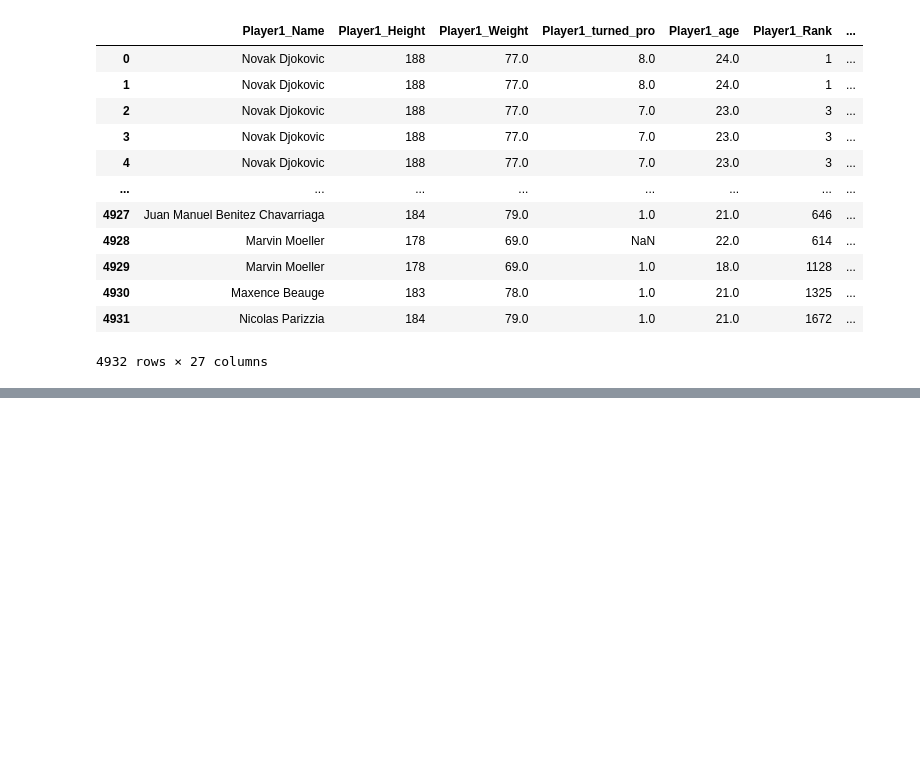
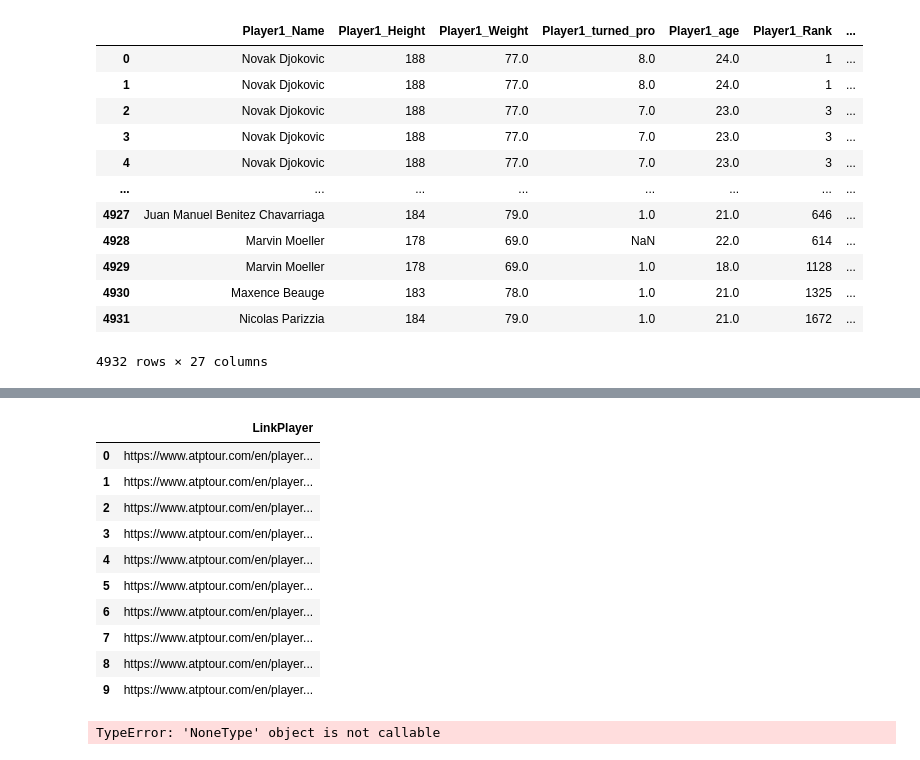
Before and after one commit to EndersonSantos/PACD1, a Jupyter notebook: Notebooks/Adição_Var.ipynb, the cells around one changed output, grey strips where cells are left out. Cells and saved outputs as stored; diff of their text form; code cells hidden in the pictures; blank space fills up the shorter version.

```diff
--- a/Notebooks/Adição_Var.ipynb
+++ b/Notebooks/Adição_Var.ipynb
@@ -707,0 +838,43 @@ df_merged1
+# %%
+df_links.head(10)
+# %% [output]
+|  | LinkPlayer |
+| 0 | https://www.atptour.com/en/player... |
+| 1 | https://www.atptour.com/en/player... |
+| 2 | https://www.atptour.com/en/player... |
+| 3 | https://www.atptour.com/en/player... |
+| 4 | https://www.atptour.com/en/player... |
+| 5 | https://www.atptour.com/en/player... |
+| 6 | https://www.atptour.com/en/player... |
+| 7 | https://www.atptour.com/en/player... |
+| 8 | https://www.atptour.com/en/player... |
+| 9 | https://www.atptour.com/en/player... |
+# %%
+import requests
+from bs4 import BeautifulSoup
+import pandas as pd
+
+# carrega o DataFrame com os links dos jogadores
+df_links = pd.read_csv('link.csv')
+
+resultados = []  # lista para armazenar os resultados
+
+for link in df_links['LinkPlayer']:
+    # faz o request da página
+    response = requests.get(link)
+    # cria o objeto BeautifulSoup
+    soup = BeautifulSoup(response.text, 'html.parser')
+    # encontra o elemento HTML com a tag <meta> e o atributo name="twitter:title"
+    nome_element = soup.find('meta', {'name': 'twitter:title'})
+    # extrai o nome do jogador do atributo 'content' do elemento HTML
+    nome = nome_element('content')
+    # adiciona o resultado na lista de resultados
+    resultados.append({'link': link, 'nome': nome})
+
+# cria um novo DataFrame com os resultados
+df_nomes = pd.DataFrame(resultados)
+
+# imprime o DataFrame com os nomes dos jogadores
+print(df_nomes)
+# %% [output]
+TypeError: 'NoneType' object is not callable
```
Also changed, not shown: parts of 18 cells of this notebook, 1 other file.
